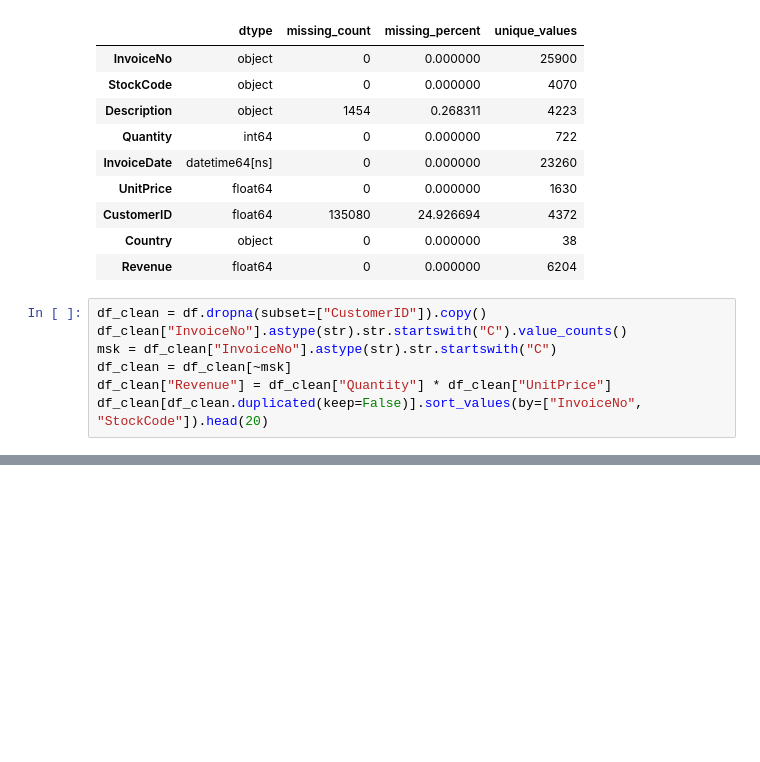
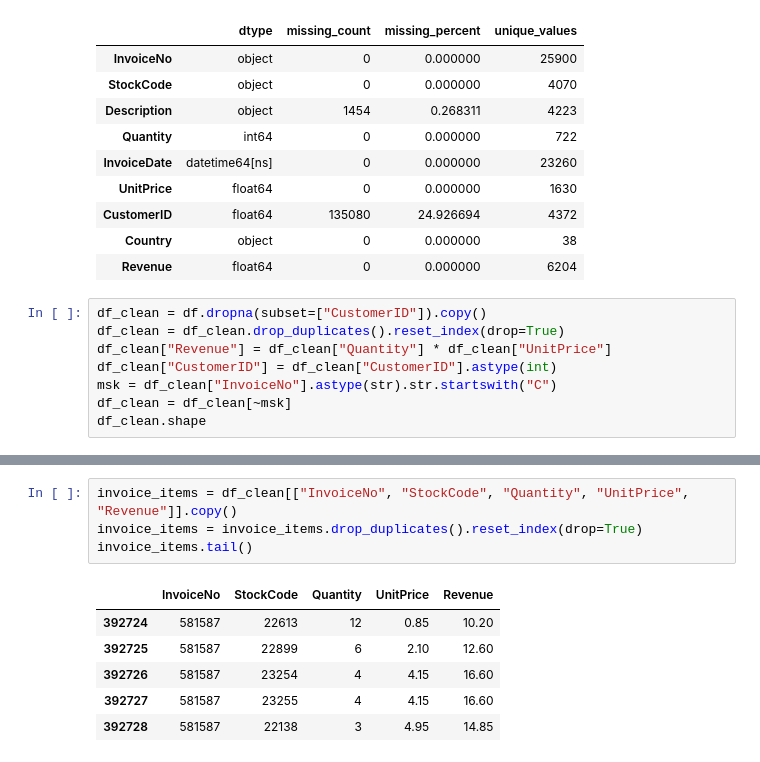
Before and after one commit to Alirezagj1/ecommerce-sales-prediction, a Jupyter notebook: notebooks/01_data_exploration.ipynb, the cells around one changed output, grey strips where cells are left out. Cells and saved outputs as stored; diff of their text form; blank space fills up the shorter version.

```diff
--- a/notebooks/01_data_exploration.ipynb
+++ b/notebooks/01_data_exploration.ipynb
@@ -123,9 +123,10 @@ quality_report
 | Revenue | float64 | 0 | 0.000000 | 6204 |
 # %%
 df_clean = df.dropna(subset=["CustomerID"]).copy()
-df_clean["InvoiceNo"].astype(str).str.startswith("C").value_counts()
+df_clean = df_clean.drop_duplicates().reset_index(drop=True)
+df_clean["Revenue"] = df_clean["Quantity"] * df_clean["UnitPrice"]
+df_clean["CustomerID"] = df_clean["CustomerID"].astype(int)
 msk = df_clean["InvoiceNo"].astype(str).str.startswith("C")
 df_clean = df_clean[~msk]
-df_clean["Revenue"] = df_clean["Quantity"] * df_clean["UnitPrice"]
-df_clean[df_clean.duplicated(keep=False)].sort_values(by=["InvoiceNo", "StockCode"]).head(20)
+df_clean.shape
 # %% [output]
@@ -161,0 +191,11 @@ df_clean.to_csv("../data/processed/online_retail_clean.csv", index=False)
+# %%
+invoice_items = df_clean[["InvoiceNo", "StockCode", "Quantity", "UnitPrice", "Revenue"]].copy()
+invoice_items = invoice_items.drop_duplicates().reset_index(drop=True)
+invoice_items.tail()
+# %% [output]
+|  | InvoiceNo | StockCode | Quantity | UnitPrice | Revenue |
+| 392724 | 581587 | 22613 | 12 | 0.85 | 10.20 |
+| 392725 | 581587 | 22899 | 6 | 2.10 | 12.60 |
+| 392726 | 581587 | 23254 | 4 | 4.15 | 16.60 |
+| 392727 | 581587 | 23255 | 4 | 4.15 | 16.60 |
+| 392728 | 581587 | 22138 | 3 | 4.95 | 14.85 |
```
Also changed, not shown: parts of 10 cells of this notebook, 2 other files.
